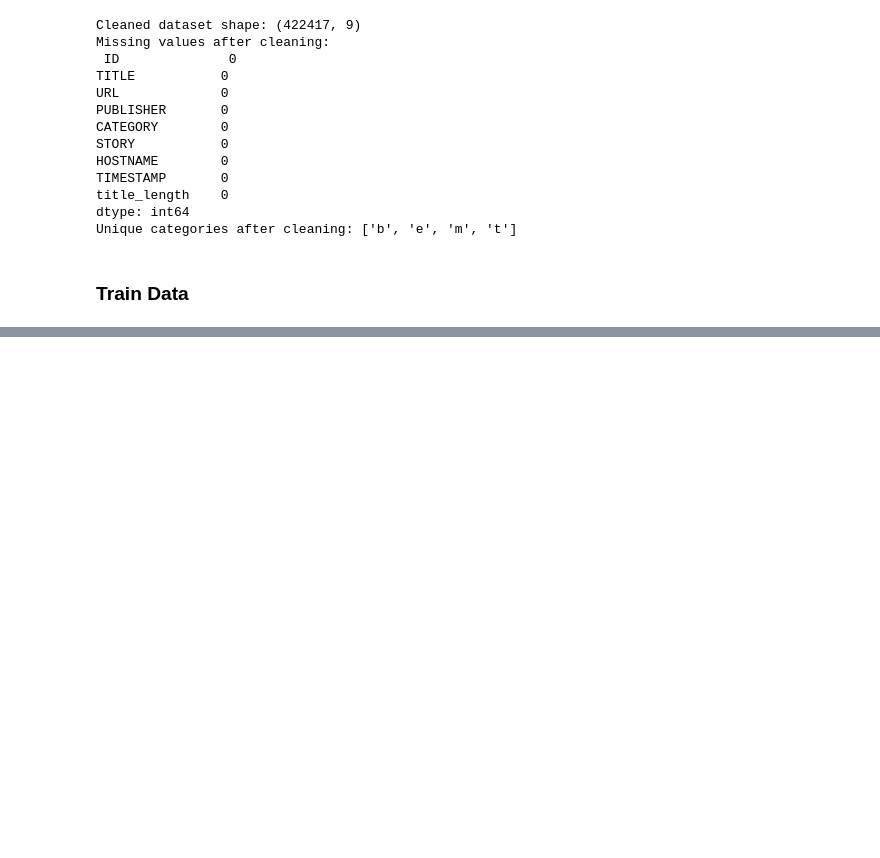
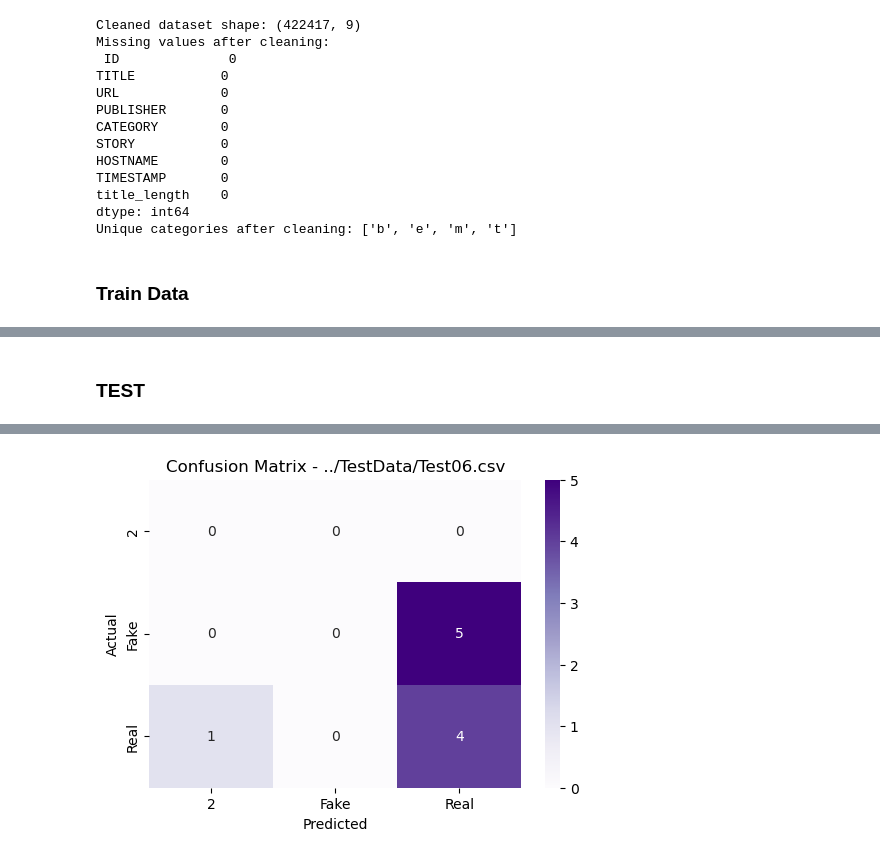
Before and after one commit to hieugia090806/Computing_Technology_Innovation_Project_COS30049, a Jupyter notebook: Website/Backend/Notebooks/Newspaper.ipynb, the cells around one changed output, grey strips where cells are left out. Drawn from its saved outputs; the diff is of its cells as text; code cells hidden in the pictures; blank space fills up the shorter version.

```diff
--- a/Website/Backend/Notebooks/Newspaper.ipynb
+++ b/Website/Backend/Notebooks/Newspaper.ipynb
@@ -471,0 +256,19 @@ if acc6 == 1.0 and acc7 == 1.0:
+# %%
+data_folder = '../Processed'
+file_list = [
+    'Dataset10_cleaned.csv', 'Dataset11_cleaned.csv',
+    'Dataset12_cleaned.csv', 'Dataset13_cleaned.csv',
+    'Dataset14_cleaned.csv', 'Dataset15_cleaned.csv'
+]
+
+loaded_frames = []
+
+for file_name in file_list:
+    file_path = os.path.join(data_folder, file_name)
+    if os.path.exists(file_path):
+        # Reading individual cleaned dataset
+        df_temp = pd.read_csv(file_path)
+        loaded_frames.append(df_temp)
+        print(f"Successfully loaded: {file_name}")
+    else:
+        print(f"Warning: {file_name} not found.")
@@ -471,0 +355,2 @@ if acc6 == 1.0 and acc7 == 1.0:
+# %% [markdown]
+### TEST ###
@@ -471,0 +362,57 @@ if acc6 == 1.0 and acc7 == 1.0:
+# %%
+# --- STEP 1: LOAD TEST FILE ---
+test_file_path = '../TestData/Test06.csv'
+
+try:
+    df_test = pd.read_csv(test_file_path)
+    print(f"✅ Loaded file: {test_file_path}")
+
+    # --- STEP 2: DYNAMIC COLUMN DETECTION ---
+    # Find the feature column (URL/Text)
+    feature_col = next((c for c in ['url', 'URL', 'Feature_Clean'] if c in df_test.columns), None)
+
+    # Find the label column (The one that caused your error)
+    label_col = next((c for c in ['expected_label', 'label', 'Label', 'CATEGORY'] if c in df_test.columns), None)
+
+    if not feature_col or not label_col:
+        raise KeyError(f"Could not find required columns. Available: {list(df_test.columns)}")
+
+    # Pre-processing
+    x_test_raw = df_test[feature_col].fillna('').astype(str).str.lower()
+    y_test_true = df_test[label_col].astype(str).str.strip()
+
+    # --- STEP 3: PREDICTION ---
+    X_test_transformed = news_vectorizer.transform(x_test_raw)
+    y_test_pred_numeric = news_model.predict(X_test_transformed)
+
+    # --- STEP 4: MAPPING LABELS ---
+    # Test07 uses 'Real'/'Fake'. We map 0 -> Real, 1 -> Fake
+    # (Adjust if your training was different)
+    label_map = {0: 'Real', 1: 'Fake', 'Safe': 'Real', 'Malicious': 'Fake'}
+    y_test_pred_labels = [label_map.get(pred, str(pred)) for pred in y_test_pred_numeric]
+
+    # Standardizing y_test_true in case it uses 'Safe/Malicious' instead of 'Real/Fake'
+    # This helps compare apples to apples
+    y_test_true = y_test_true.replace({'Safe': 'Real', 'Malicious': 'Fake'})
+
+    # --- STEP 5: EVALUATION ---
+    acc = accuracy_score(y_test_true, y_test_pred_labels)
+    print(f"📊 Accuracy on {test_file_path}: {acc*100:.2f}%")
+
+    print("\n--- Classification Report ---")
+    print(classification_report(y_test_true, y_test_pred_labels))
+
+    # --- STEP 6: VISUALIZATION ---
+    plt.figure(figsize=(6, 4))
+    unique_labels = sorted(list(set(y_test_true) | set(y_test_pred_labels)))
+    cm = confusion_matrix(y_test_true, y_test_pred_labels, labels=unique_labels)
+    sns.heatmap(cm, annot=True, fmt='d', cmap='Purples',
+                xticklabels=unique_labels, yticklabels=unique_labels)
+    plt.title(f'Confusion Matrix - {test_file_path}')
+    plt.xlabel('Predicted')
+    plt.ylabel('Actual')
+    plt.show()
+
+except Exception as e:
+    print(f"❌ Error: {e}")
+# %% [output]
@@ -471,0 +432 @@ if acc6 == 1.0 and acc7 == 1.0:
+[figure, added]
```
Also changed, not shown: parts of 12 cells of this notebook, 55 other files.
